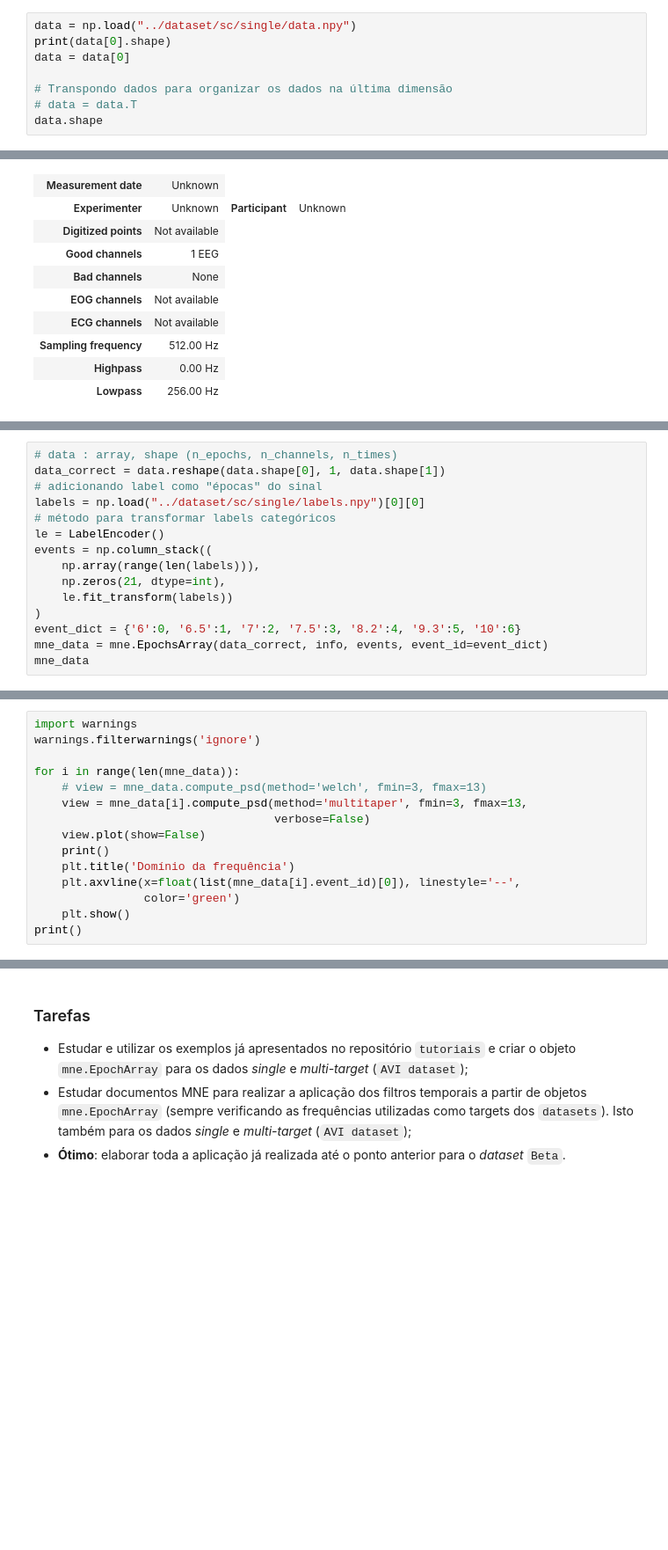
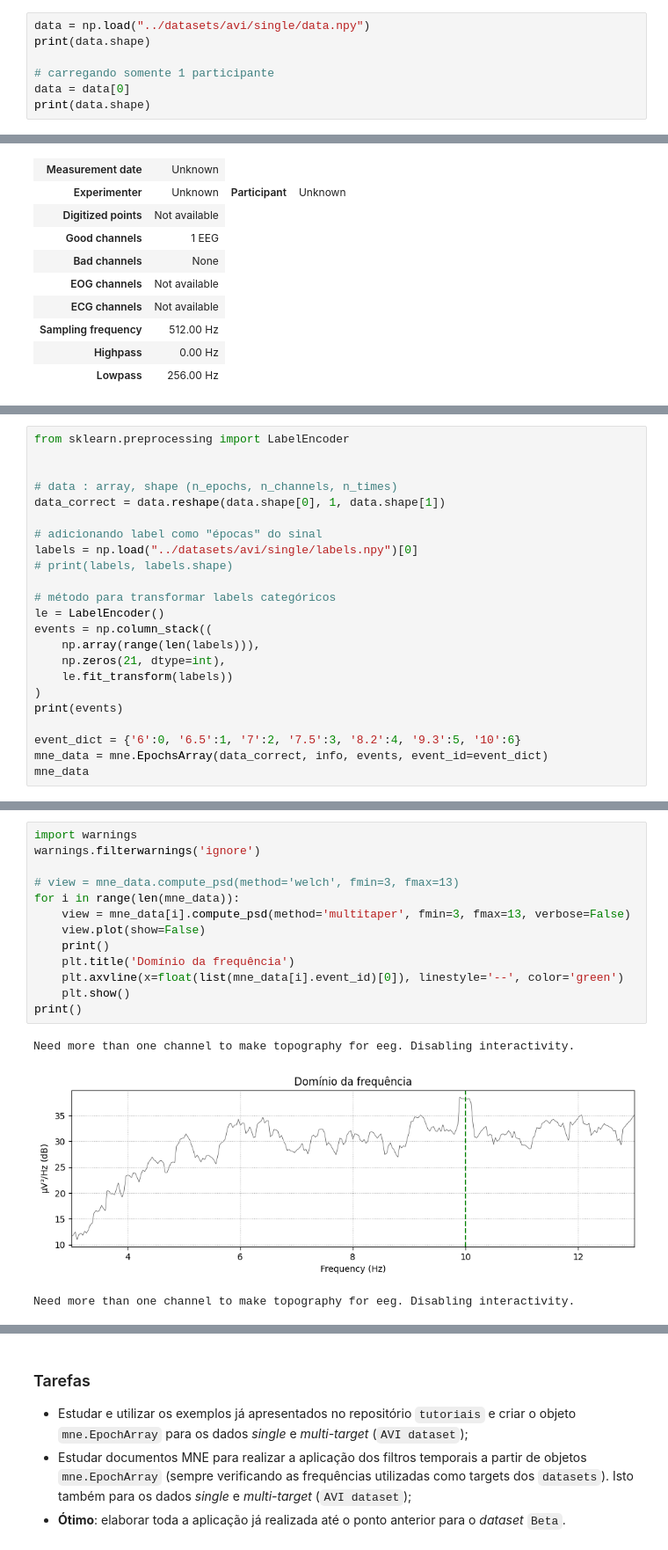
Before and after one commit to caiomiglioli/sinais-biologicos, a Jupyter notebook: Eletroencefalografia/ssvep/tutoriais/src/preprocessing.ipynb, the cells around one changed output, grey strips where cells are left out. Shown at 88% size. Drawn from its saved outputs; the diff is of its cells as text; blank space fills up the shorter version.

```diff
--- a/Eletroencefalografia/ssvep/tutoriais/src/preprocessing.ipynb
+++ b/Eletroencefalografia/ssvep/tutoriais/src/preprocessing.ipynb
@@ -65,11 +64,10 @@ def print_graphs(data):
 # %% [markdown]
 Carregamento dos dados de um participante da base de dados AVI:
 # %%
-data = np.load("../dataset/sc/single/data.npy")
-print(data[0].shape)
+data = np.load("../datasets/avi/single/data.npy")
+print(data.shape)
+
+# carregando somente 1 participante
 data = data[0]
-
-# Transpondo dados para organizar os dados na última dimensão
-# data = data.T
-data.shape
+print(data.shape)
 # %% [output]
@@ -112,8 +106,14 @@ print(labels, labels.shape)
 # %%
+from sklearn.preprocessing import LabelEncoder
+
+
 # data : array, shape (n_epochs, n_channels, n_times)
 data_correct = data.reshape(data.shape[0], 1, data.shape[1])
+
 # adicionando label como "épocas" do sinal
-labels = np.load("../dataset/sc/single/labels.npy")[0][0]
+labels = np.load("../datasets/avi/single/labels.npy")[0]
+# print(labels, labels.shape)
+
 # método para transformar labels categóricos
 le = LabelEncoder()
 events = np.column_stack((
@@ -121,6 +121,8 @@ events = np.column_stack((
     np.zeros(21, dtype=int),
     le.fit_transform(labels))
 )
+print(events)
+
 event_dict = {'6':0, '6.5':1, '7':2, '7.5':3, '8.2':4, '9.3':5, '10':6}
 mne_data = mne.EpochsArray(data_correct, info, events, event_id=event_dict)
 mne_data
@@ -136,15 +151,17 @@ No baseline correction applied
 # %%
 import warnings
 warnings.filterwarnings('ignore')
 
+# view = mne_data.compute_psd(method='welch', fmin=3, fmax=13)
 for i in range(len(mne_data)):
-    # view = mne_data.compute_psd(method='welch', fmin=3, fmax=13)
-    view = mne_data[i].compute_psd(method='multitaper', fmin=3, fmax=13,
-                                   verbose=False)
+    view = mne_data[i].compute_psd(method='multitaper', fmin=3, fmax=13, verbose=False)
     view.plot(show=False)
     print()
     plt.title('Domínio da frequência')
-    plt.axvline(x=float(list(mne_data[i].event_id)[0]), linestyle='--',
-                color='green')
+    plt.axvline(x=float(list(mne_data[i].event_id)[0]), linestyle='--', color='green')
     plt.show()
 print()
+# %% [output]
+Need more than one channel to make topography for eeg. Disabling interactivity.
+[figure, added]
+Need more than one channel to make topography for eeg. Disabling interactivity.
```
Also changed, not shown: parts of 7 cells of this notebook, 32 other files.
